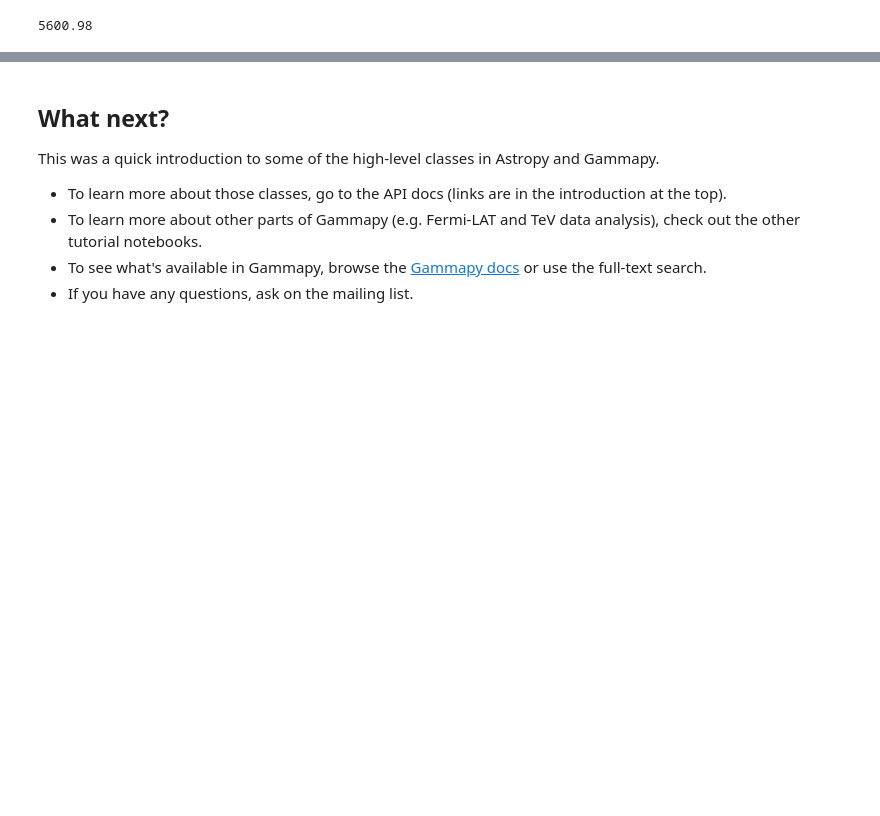
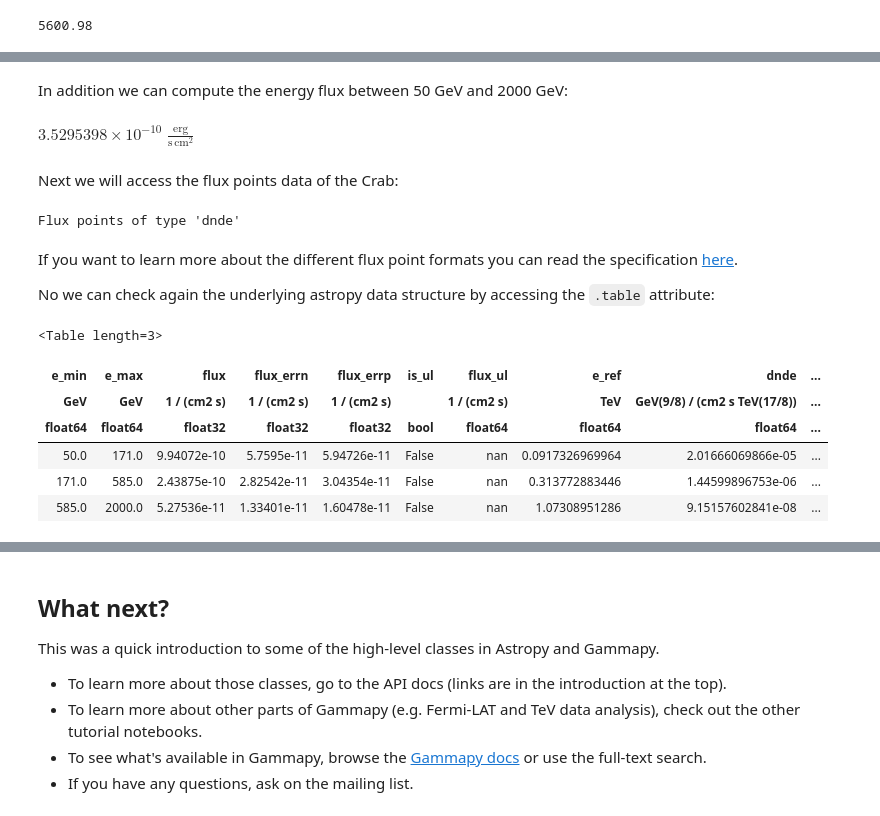
Before and after one commit to gammapy/gammapy-extra, a Jupyter notebook: notebooks/first_steps.ipynb, the cells around one changed output, grey strips where cells are left out. Drawn from its saved outputs; the diff is of its cells as text; code cells hidden in the pictures; blank space fills up the shorter version.

```diff
--- a/notebooks/first_steps.ipynb
+++ b/notebooks/first_steps.ipynb
@@ -379,0 +430,26 @@ source.spectral_model.plot(energy_range=[40, 4000] * u.GeV, energy_power=0)
+# %% [markdown]
+In addition we can compute the energy flux between 50 GeV and 2000 GeV:
+# %%
+crab_2fhl.spectral_model.energy_flux(emin=50 * u.GeV, emax=2000 * u.GeV).to('erg cm-2 s-1')
+# %% [output]
+$3.5295398 \times 10^{-10} \; \mathrm{\frac{erg}{s\,cm^{2}}}$
+# %% [markdown]
+Next we will access the flux points data of the Crab:
+# %%
+print(crab_2fhl.flux_points)
+# %% [output]
+Flux points of type 'dnde'
+# %% [markdown]
+If you want to learn more about the different flux point formats you can read the specification [here](http://gamma-astro-data-formats.readthedocs.io/en/latest/results/flux_points/index.html#flux-points).
+
+No we can check again the underlying astropy data structure by accessing the `.table` attribute:
+# %%
+crab_2fhl.flux_points.table
+# %% [output]
+<Table length=3>
+| e_min | e_max | flux | flux_errn | flux_errp | is_ul | flux_ul | e_ref | dnde | ... |
+| GeV | GeV | 1 / (cm2 s) | 1 / (cm2 s) | 1 / (cm2 s) |  | 1 / (cm2 s) | TeV | GeV(9/8) / (cm2 s TeV(17/8)) | ... |
+| float64 | float64 | float32 | float32 | float32 | bool | float64 | float64 | float64 | ... |
+| 50.0 | 171.0 | 9.94072e-10 | 5.7595e-11 | 5.94726e-11 | False | nan | 0.0917326969964 | 2.01666069866e-05 | ... |
+| 171.0 | 585.0 | 2.43875e-10 | 2.82542e-11 | 3.04354e-11 | False | nan | 0.313772883446 | 1.44599896753e-06 | ... |
+| 585.0 | 2000.0 | 5.27536e-11 | 1.33401e-11 | 1.60478e-11 | False | nan | 1.07308951286 | 9.15157602841e-08 | ... |
```
Also changed, not shown: parts of 48 cells of this notebook.
